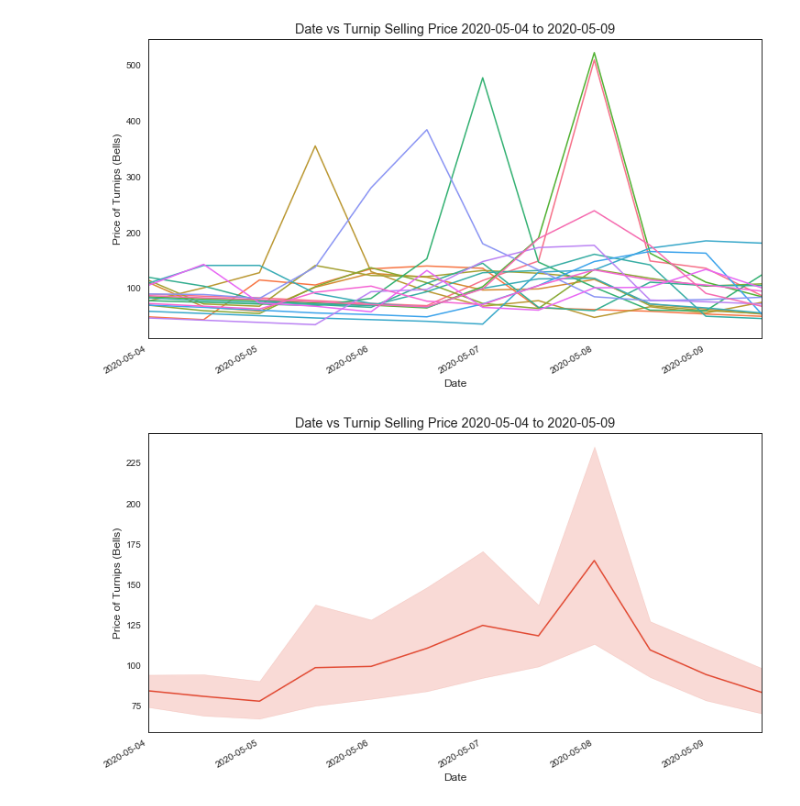
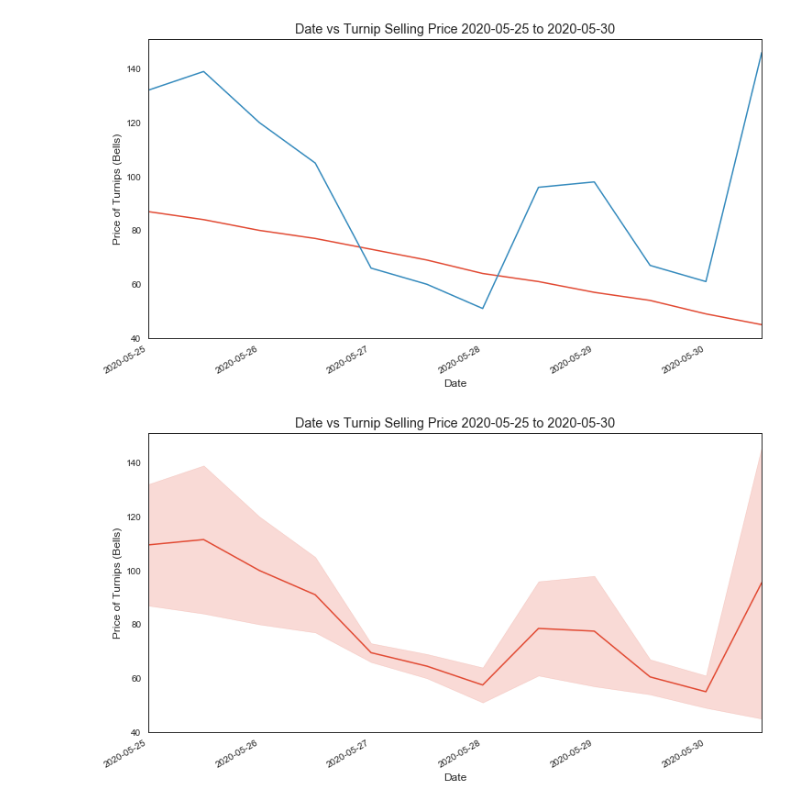
Before and after one commit to ys-lin14/acnh-clustering, a Jupyter notebook: 2_data_exploration.ipynb, the cells around one changed output. Saved outputs shown, nothing was run; the diff lists cells and outputs as text; code cells hidden in the pictures.

Commit message:
run with week 7 data, rename turnip selling prices plot to 98th Percentile of Turnip Selling Prices

```diff
--- a/2_data_exploration.ipynb
+++ b/2_data_exploration.ipynb
@@ -169,14 +169,14 @@ plot_sell_data(data=sell_data, plot_individuals=False)
 # %%
-n = 4
+week_number = 7
 
-week_n_sell_data = load_week_n_sell_data(week=n, connection=connection)
+week_n_sell_data = load_week_n_sell_data(week=week_number, connection=connection)
 week_n_sell_data = drop_incomplete_sell_data(week_n_sell_data)
 
 plot_sell_data(data=week_n_sell_data, plot_individuals=True)
 plot_sell_data(data=week_n_sell_data, plot_individuals=False)
 # %% [output]
-[figure, old version]
+[figure, new version]
-[figure, old version]
+[figure, new version]
 # %%
 connection.close()
 engine.dispose()
```
Also changed, not shown: parts of 3 cells of this notebook.
